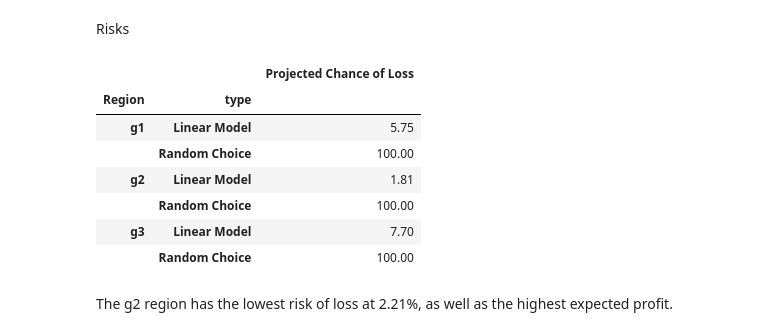
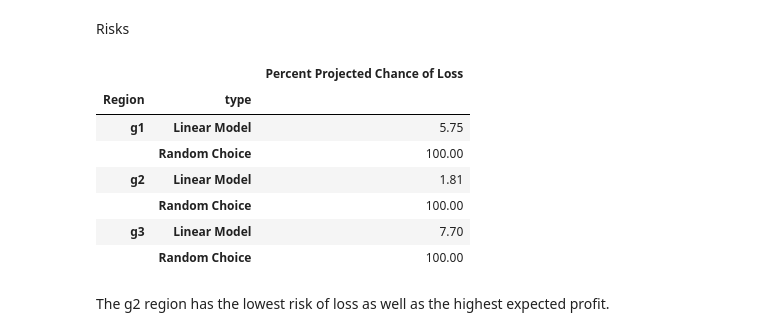
Before and after one commit to jordwil/ds_blog, a Jupyter notebook: _notebooks/2020-06-01-regression-with-bootstrapping.ipynb, the cells around one changed output. Drawn from its saved outputs; the diff is of its cells as text; code cells hidden in the pictures.

```diff
--- a/_notebooks/2020-06-01-regression-with-bootstrapping.ipynb
+++ b/_notebooks/2020-06-01-regression-with-bootstrapping.ipynb
@@ -99,0 +58,4 @@ No missing values here!
+# %%
+filenames = ["geo_data_" + str(n) + ".csv" for n in range(3)]
+
+df_list = [pd.read_csv(Path("../datasets") / fn) for fn in filenames]
@@ -141,7 +112,7 @@ def bootstrap_top_sum(features, target, preds, iters=10000, n=500, top=200):
 exp_model = {}
 exp_rand = {}
 
-for name, oil_data in zip(["g1", "g2", "g3"], [g1, g2, g3]):
+for name, oil_data in zip(["g1", "g2", "g3"], df_list):
 
     X_train, X_val, y_train, y_val = train_test_split(
         oil_data.drop(["id", "product"], axis=1),
@@ -260,11 +231,11 @@ Risks
 # %%
 (
     concat_df.groupby(["Region", "type"])
     .apply(lambda x: (x < 0).mean() * 100)
-    .rename({"Profit (USD)": "Projected Chance of Loss"}, axis=1)
+    .rename({"Profit (USD)": "Percent Projected Chance of Loss"}, axis=1)
 )
 # %% [output]
-|  |  | Projected Chance of Loss |
+|  |  | Percent Projected Chance of Loss |
 | Region | type |  |
 | g1 | Linear Model | 5.75 |
 |  | Random Choice | 100.00 |
@@ -273,4 +244,4 @@ Risks
 | g3 | Linear Model | 7.70 |
 |  | Random Choice | 100.00 |
 # %% [markdown]
-The g2 region has the lowest risk of loss at 2.21%, as well as the highest expected profit.
+The g2 region has the lowest risk of loss as well as the highest expected profit.
```
Also changed, not shown: parts of 8 cells of this notebook.
